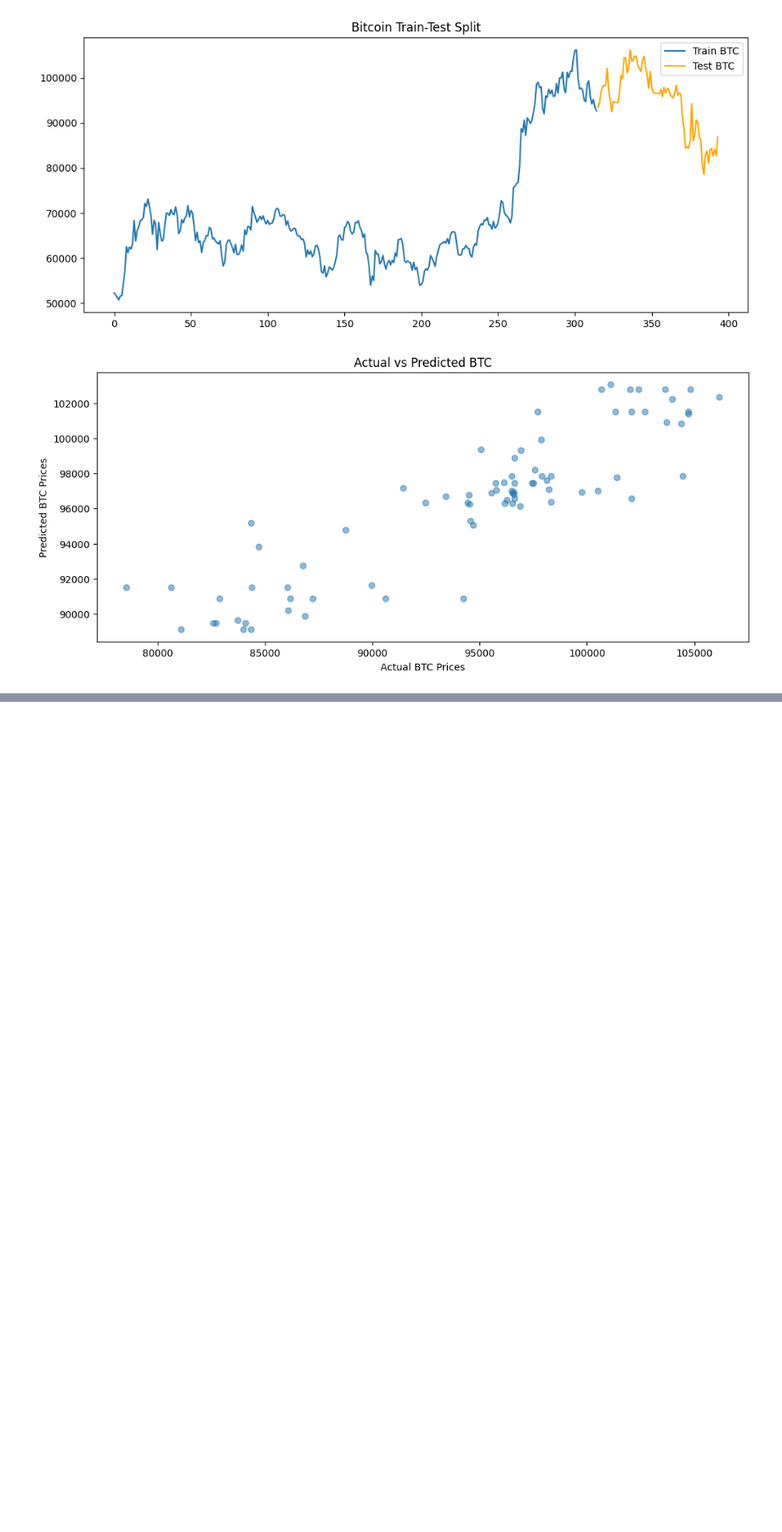
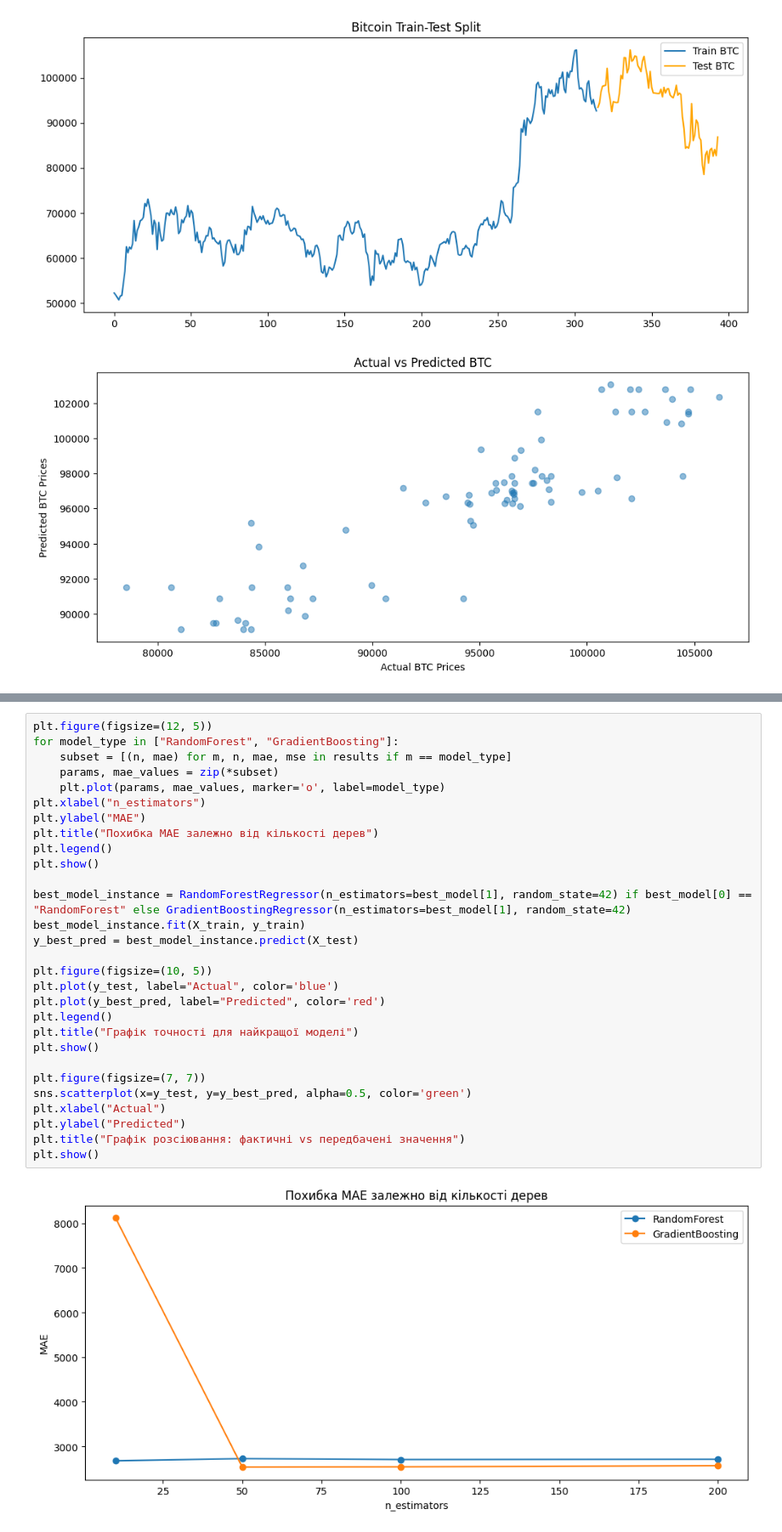
Before and after one commit to ParaskaBohdan/Diplom, a Jupyter notebook: knn/knn_currency.ipynb, the cells around one changed output, grey strips where cells are left out. Shown: that part at 85% size. Drawn from its saved outputs; the diff is of its cells as text; blank space fills up the shorter version.

```diff
--- a/knn/knn_currency.ipynb
+++ b/knn/knn_currency.ipynb
@@ -320,0 +368,31 @@ plt.show()
+# %%
+plt.figure(figsize=(12, 5))
+for model_type in ["RandomForest", "GradientBoosting"]:
+    subset = [(n, mae) for m, n, mae, mse in results if m == model_type]
+    params, mae_values = zip(*subset)
+    plt.plot(params, mae_values, marker='o', label=model_type)
+plt.xlabel("n_estimators")
+plt.ylabel("MAE")
+plt.title("Похибка MAE залежно від кількості дерев")
+plt.legend()
+plt.show()
+
+best_model_instance = RandomForestRegressor(n_estimators=best_model[1], random_state=42) if best_model[0] == "RandomForest" else GradientBoostingRegressor(n_estimators=best_model[1], random_state=42)
+best_model_instance.fit(X_train, y_train)
+y_best_pred = best_model_instance.predict(X_test)
+
+plt.figure(figsize=(10, 5))
+plt.plot(y_test, label="Actual", color='blue')
+plt.plot(y_best_pred, label="Predicted", color='red')
+plt.legend()
+plt.title("Графік точності для найкращої моделі")
+plt.show()
+
+plt.figure(figsize=(7, 7))
+sns.scatterplot(x=y_test, y=y_best_pred, alpha=0.5, color='green')
+plt.xlabel("Actual")
+plt.ylabel("Predicted")
+plt.title("Графік розсіювання: фактичні vs передбачені значення")
+plt.show()
+# %% [output]
+[figure, added]
```
Also changed, not shown: parts of 6 cells of this notebook, 3 other files.
